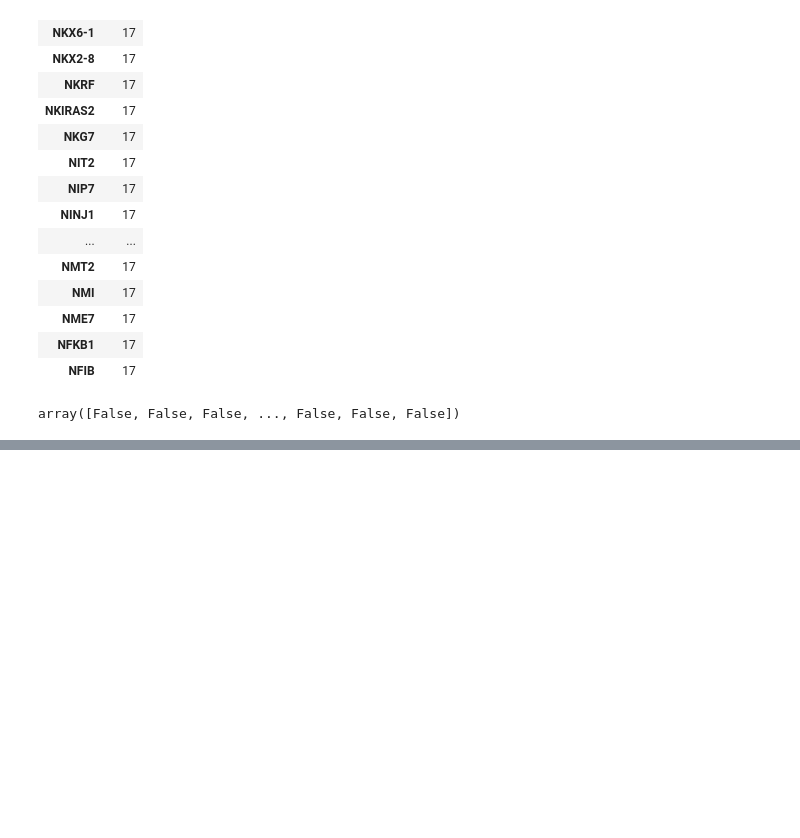
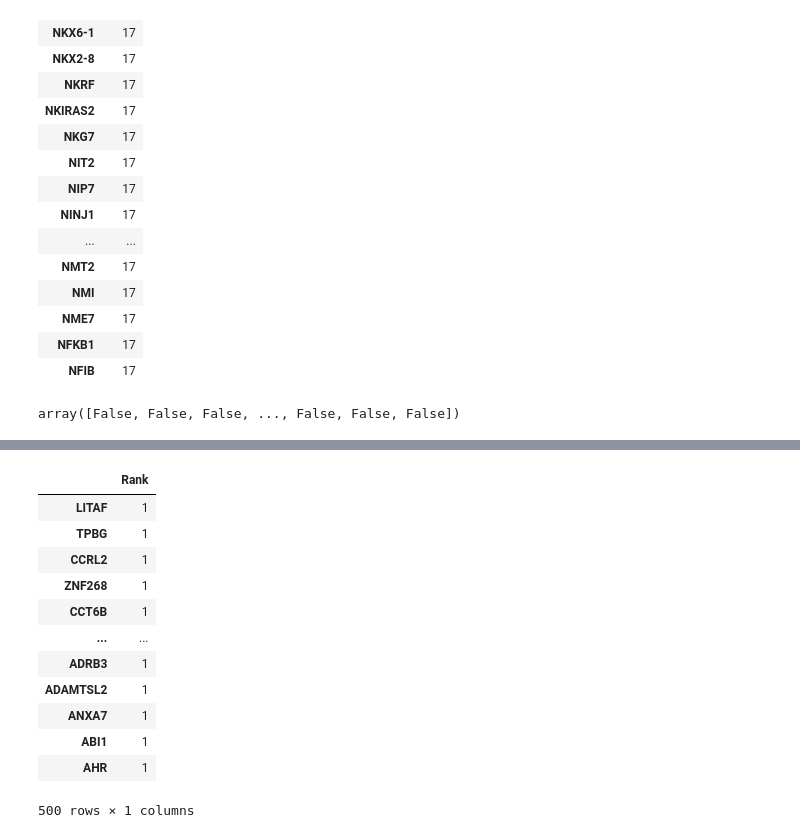
Before and after one commit to Habush/pln-brca-xp, a Jupyter notebook: notebooks/wo_treatment/p2/xgb_brca_pos_outcome_v1.ipynb, the cells around one changed output, grey strips where cells are left out. Cells and saved outputs as stored; diff of their text form; code cells hidden in the pictures; blank space fills up the shorter version.

```diff
--- a/notebooks/wo_treatment/p2/xgb_brca_pos_outcome_v1.ipynb
+++ b/notebooks/wo_treatment/p2/xgb_brca_pos_outcome_v1.ipynb
@@ -134,0 +143,20 @@ array([False, False, False, ..., False, False, False])
+# %%
+ft_rank = pd.DataFrame(rfe.ranking_, index=X_train.columns,
+                         columns=["Rank"]).sort_values(by="Rank")
+
+ft_rank_500_df = ft_rank[ft_rank["Rank"] == 1]
+ft_rank_500_df
+# %% [output]
+|  | Rank |
+| LITAF | 1 |
+| TPBG | 1 |
+| CCRL2 | 1 |
+| ZNF268 | 1 |
+| CCT6B | 1 |
+| ... | ... |
+| ADRB3 | 1 |
+| ADAMTSL2 | 1 |
+| ANXA7 | 1 |
+| ABI1 | 1 |
+| AHR | 1 |
+500 rows × 1 columns
```
Also changed, not shown: parts of 15 cells of this notebook, 13 other files.
